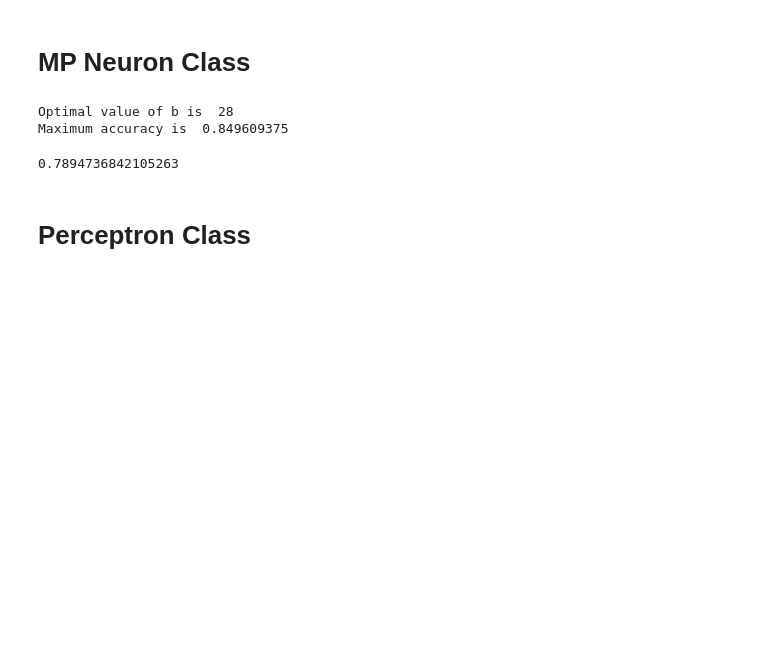
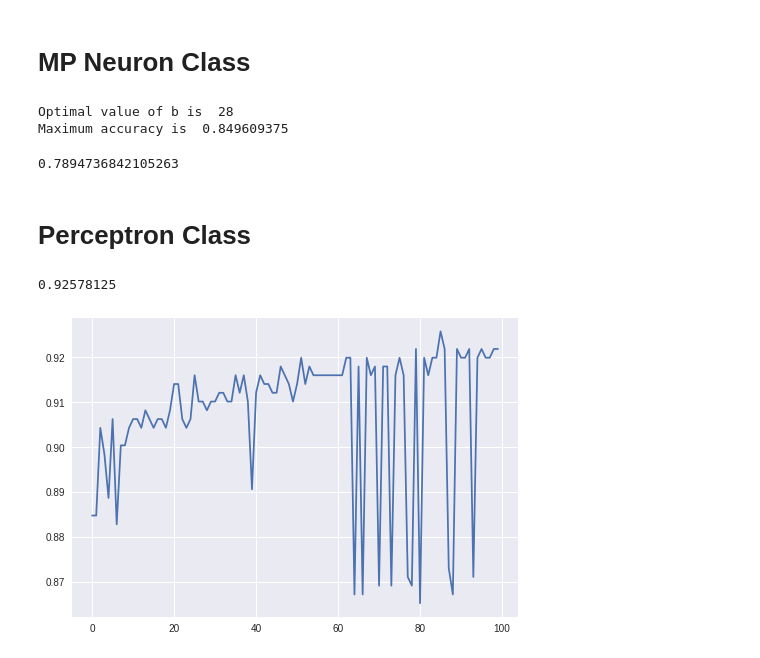
Before and after one commit to sreeram-venkitesh/colab_notebooks, a Jupyter notebook: MP_Neuron.ipynb, the cells around one changed output. Saved outputs shown, nothing was run; the diff lists cells and outputs as text; code cells hidden in the pictures; blank space fills up the shorter version.

```diff
--- a/MP_Neuron.ipynb
+++ b/MP_Neuron.ipynb
@@ -403,7 +421,10 @@ perceptron = Perceptron()
 x_train = x_train.values
 x_test = x_test.values
 # %%
-perceptron.fit(x_train,y_train,6)
+perceptron.fit(x_train,y_train, 100 , 0.0001 )
+# %% [output]
+0.92578125
+[figure, added]
 # %%
 plt.plot(perceptron.w)
 plt.show()
```
Also changed, not shown: parts of 8 cells of this notebook.
